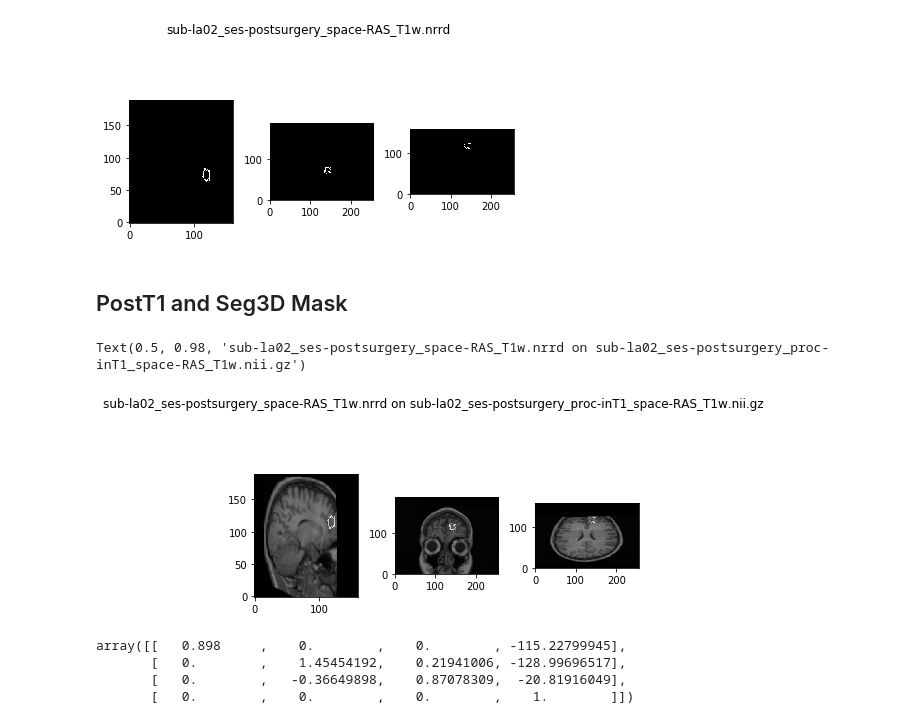
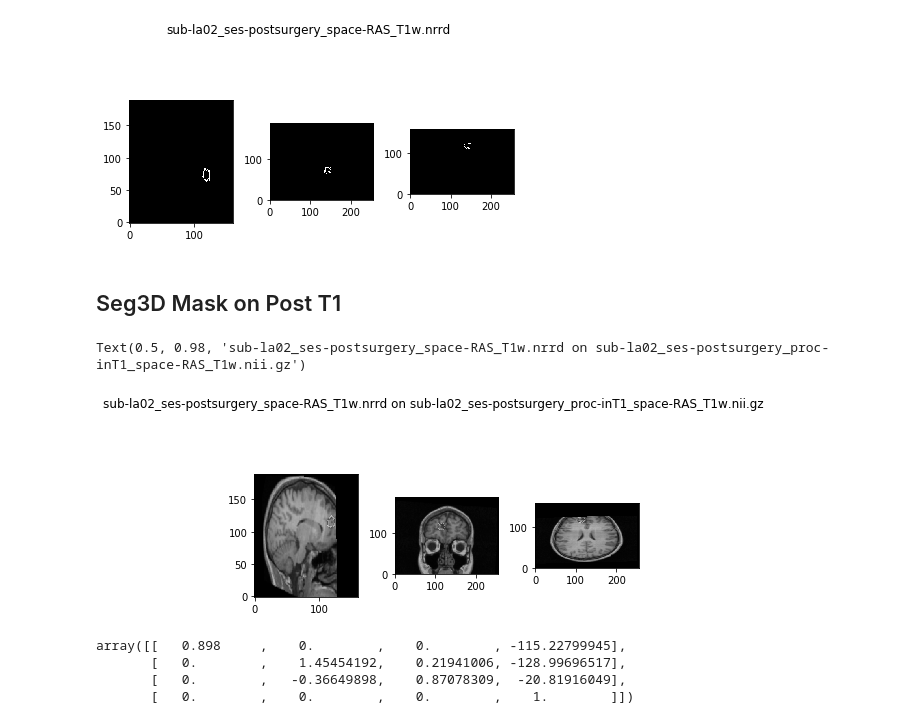
Before and after one commit to adam2392/ears, a Jupyter notebook: notebooks/validation_of_postsurgicalmasking.ipynb, the cells around one changed output. Cells and saved outputs as stored; diff of their text form; code cells hidden in the pictures.

```diff
--- a/notebooks/validation_of_postsurgicalmasking.ipynb
+++ b/notebooks/validation_of_postsurgicalmasking.ipynb
@@ -232,35 +232,35 @@ plt.suptitle(mask_post_basename)
 Text(0.5, 0.98, 'sub-la02_ses-postsurgery_space-RAS_T1w.nrrd')
 [figure]
 # %% [markdown]
-## PostT1 and Seg3D Mask
+## Seg3D Mask on Post T1
 # %%
 # postt1
-slice_0 = ras_robustfov_postt1_data[141, :, :]
-slice_1 = ras_robustfov_postt1_data[:, 122, :]
+slice_0 = ras_robustfov_postt1_data[112, :, :]
+slice_1 = ras_robustfov_postt1_data[:, 119, :]
 slice_2 = ras_robustfov_postt1_data[:, :, 116]
 
 # seg3D mask of postt1
-slice_01 = mask_post_data[141, :, :]
-slice_11 = mask_post_data[:, 122, :]
+slice_01 = mask_post_data[144, :, :]
+slice_11 = mask_post_data[:, 119, :]
 slice_21 = mask_post_data[:, :, 73]
 
 # overlay of postmri with its mask
 # sagittal, coronal, axial from left to right
 fig, (ax1, ax2, ax3) = plt.subplots(1,3)
 ax1.imshow(slice_0.T, cmap="gray", origin="lower", interpolation="none")
-ax1.imshow(np.flipud(slice_01.T), cmap="gray", origin="lower", interpolation="none", alpha=0.5)
+ax1.imshow(np.flipud(slice_01.T), cmap="gray", origin="lower", interpolation="none", alpha=0.3)
 
 ax2.imshow(slice_1.T, cmap="gray", origin="lower", interpolation="none")
-ax2.imshow(np.flipud(slice_11.T), cmap="gray", origin="lower", interpolation="none", alpha=0.5)
+ax2.imshow(np.fliplr(np.flipud(slice_11.T)), cmap="gray", origin="lower", interpolation="none", alpha=0.3)
 
 ax3.imshow(slice_2.T, cmap="gray", origin="lower", interpolation="none")
-ax3.imshow(slice_21.T, cmap="gray", origin="lower", interpolation="none", alpha=0.5)
+ax3.imshow(np.fliplr(slice_21.T), cmap="gray", origin="lower", interpolation="none", alpha=0.3)
 
 plt.tight_layout()
 plt.suptitle(mask_post_basename + " on " + robustfov_postt1_basename)
 # %% [output]
 Text(0.5, 0.98, 'sub-la02_ses-postsurgery_space-RAS_T1w.nrrd on sub-la02_ses-postsurgery_proc-inT1_space-RAS_T1w.nii.gz')
-[figure, old version]
+[figure, new version]
 # %%
 # affine matrix of postt1
 ras_robustfov_postt1.affine
```
Also changed, not shown: parts of 3 cells of this notebook.
